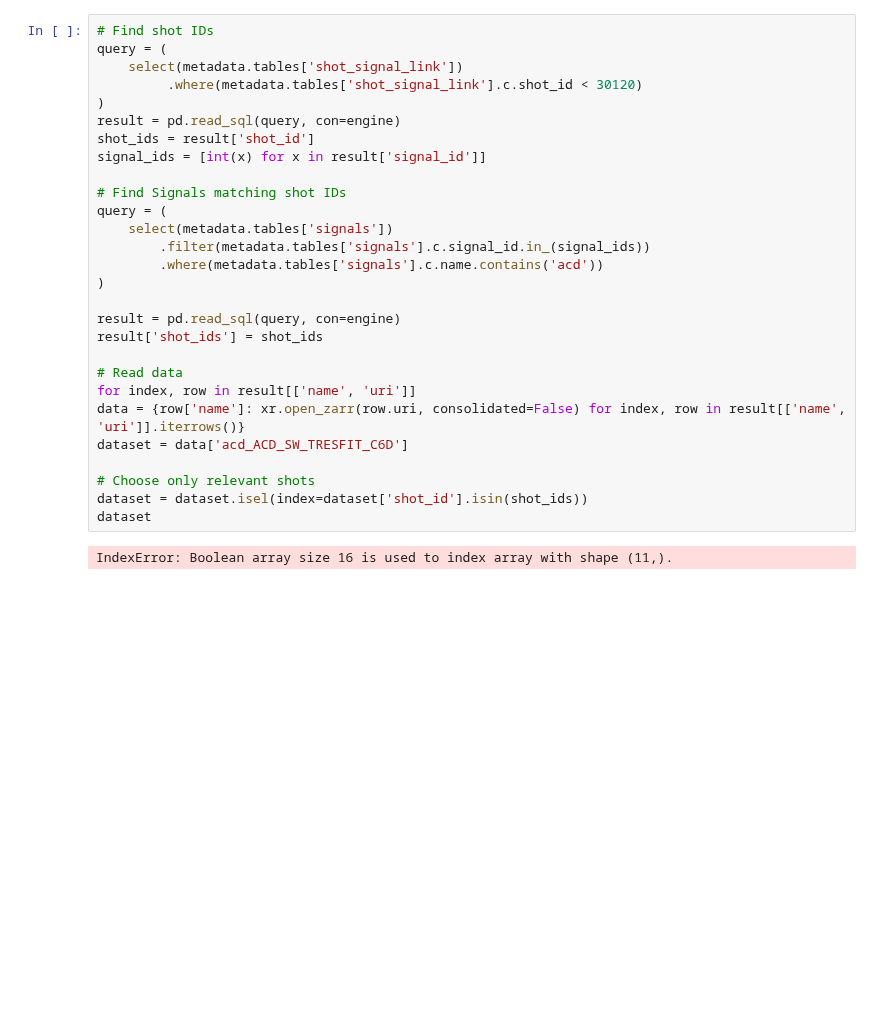
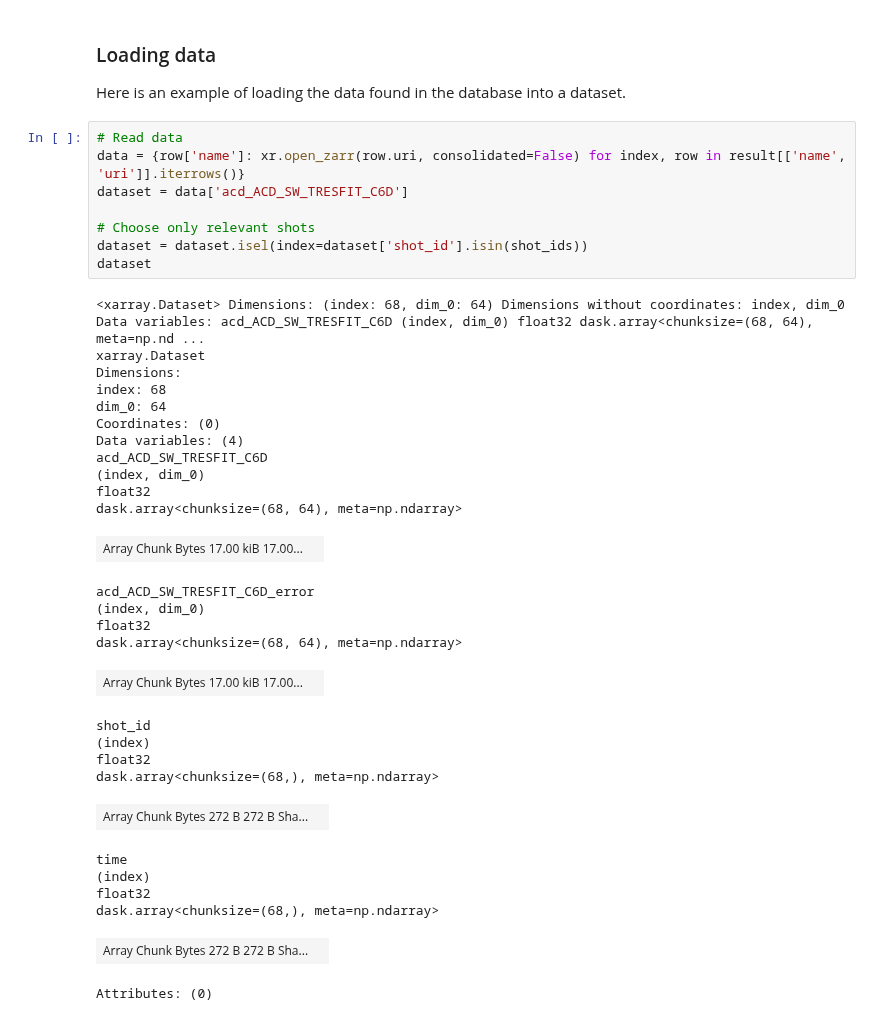
Before and after one commit to ukaea/fair-mast, a Jupyter notebook: db_query_example.ipynb, the cells around one changed output. Drawn from its saved outputs; the diff is of its cells as text; blank space fills up the shorter version.

```diff
--- a/db_query_example.ipynb
+++ b/db_query_example.ipynb
@@ -9,30 +91,41 @@ metadata, engine = connect(URI)
+# %% [markdown]
+### Loading data
+
+Here is an example of loading the data found in the database into a dataset.
 # %%
-# Find shot IDs
-query = (
-    select(metadata.tables['shot_signal_link'])
-         .where(metadata.tables['shot_signal_link'].c.shot_id < 30120)
-)
-result = pd.read_sql(query, con=engine)
-shot_ids = result['shot_id']
-signal_ids = [int(x) for x in result['signal_id']]
-
-# Find Signals matching shot IDs
-query = (
-    select(metadata.tables['signals'])
-        .filter(metadata.tables['signals'].c.signal_id.in_(signal_ids))
-        .where(metadata.tables['signals'].c.name.contains('acd'))
-)
-
-result = pd.read_sql(query, con=engine)
-result['shot_ids'] = shot_ids
-
 # Read data
-for index, row in result[['name', 'uri']]
 data = {row['name']: xr.open_zarr(row.uri, consolidated=False) for index, row in result[['name', 'uri']].iterrows()}
 dataset = data['acd_ACD_SW_TRESFIT_C6D']
 
 # Choose only relevant shots
 dataset = dataset.isel(index=dataset['shot_id'].isin(shot_ids))
 dataset
 # %% [output]
-IndexError: Boolean array size 16 is used to index array with shape (11,).
+<xarray.Dataset> Dimensions: (index: 68, dim_0: 64) Dimensions without coordinates: index, dim_0 Data variables: acd_ACD_SW_TRESFIT_C6D (index, dim_0) float32 dask.array<chunksize=(68, 64), meta=np.nd ...
+xarray.Dataset
+Dimensions:
+index: 68
+dim_0: 64
+Coordinates: (0)
+Data variables: (4)
+acd_ACD_SW_TRESFIT_C6D
+(index, dim_0)
+float32
+dask.array<chunksize=(68, 64), meta=np.ndarray>
+| Array Chunk Bytes 17.00 kiB 17.00... |  |
+acd_ACD_SW_TRESFIT_C6D_error
+(index, dim_0)
+float32
+dask.array<chunksize=(68, 64), meta=np.ndarray>
+| Array Chunk Bytes 17.00 kiB 17.00... |  |
+shot_id
+(index)
+float32
+dask.array<chunksize=(68,), meta=np.ndarray>
+| Array Chunk Bytes 272 B 272 B Sha... |  |
+time
+(index)
+float32
+dask.array<chunksize=(68,), meta=np.ndarray>
+| Array Chunk Bytes 272 B 272 B Sha... |  |
+Attributes: (0)
```
Also changed, not shown: parts of 5 cells of this notebook, 7 other files.
